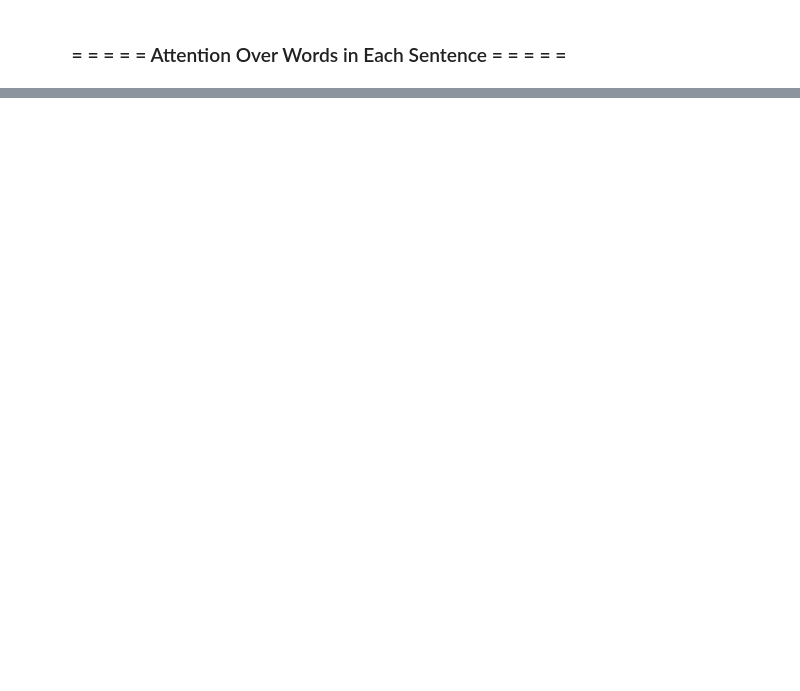
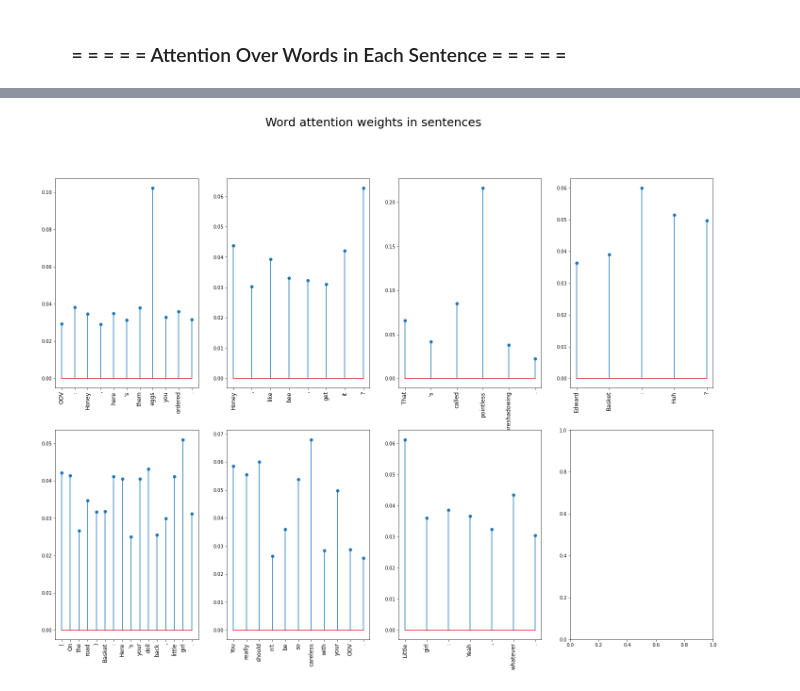
Before and after one commit to yunhao-tech/Course_project, a Jupyter notebook: AlTeGrad/Lab1_HAN/ALTEGRAD_2022_Lab1_HAN.ipynb, the cells around one changed output, grey strips where cells are left out. Cells and saved outputs as stored; diff of their text form; code cells hidden in the pictures; blank space fills up the shorter version.

```diff
--- a/AlTeGrad/Lab1_HAN/ALTEGRAD_2022_Lab1_HAN.ipynb
+++ b/AlTeGrad/Lab1_HAN/ALTEGRAD_2022_Lab1_HAN.ipynb
@@ -369,7 +411,7 @@ for elt in zip(sent_coeffs[:,0].tolist(),[' '.join(elt) for elt in my_review_tex
 # %% [markdown]
 ### &emsp;&emsp; = = = = = Attention Over Words in Each Sentence = = = = =
 # %%
-word_coeffs = # fill the gap # get words attention coeffs by passing the review to the model - (you need to convert the inout torch tensor)
+word_coeffs = model(torch.tensor(my_review).to(device))[1] # fill the gap # get words attention coeffs by passing the review to the model - (you need to convert the inout torch tensor)
 
 word_coeffs_list = word_coeffs.reshape(7,30).tolist()
 
@@ -406,0 +457,4 @@ for sent in text_word_coeffs_sorted:
+# %%
+# convert integer doc to text:
+index_to_word[1] = 'OOV'
+doc_choosen_text = [[index_to_word[idx] for idx in sent if idx in index_to_word] for sent in doc_choosen.tolist()[0]]
@@ -406,0 +480,23 @@ for sent in text_word_coeffs_sorted:
+# %%
+word_coeffs = model(torch.tensor(doc_choosen).to(device))[1]
+word_coeffs_list = word_coeffs.reshape(7,30).tolist()
+
+# match text and coefficients:
+text_word_coeffs = [list(zip(words,word_coeffs_list[idx][:len(words)])) for idx,words in enumerate(doc_choosen_text)]
+# %%
+fig, axs = plt.subplots(2, 4, figsize=(25, 18))
+fig.suptitle("Word attention weights in sentences", fontsize=25)
+for ax, (ind, word_coeffs) in zip(axs.ravel(), enumerate(text_word_coeffs)):
+  x_ticks_labels = []
+  weights = []
+  for text_, weight_ in word_coeffs:
+    x_ticks_labels.append(text_)
+    weights.append(weight_)
+
+  ax.stem(weights)
+  ax.set_xticks(range(len(weights)))
+  ax.set_xticklabels(x_ticks_labels, rotation='vertical', fontsize=12)
+# plt.show()
+plt.savefig('weights in sentence.png')
+# %% [output]
+[figure, added]
```
Also changed, not shown: parts of 17 cells of this notebook, 13 other files.
